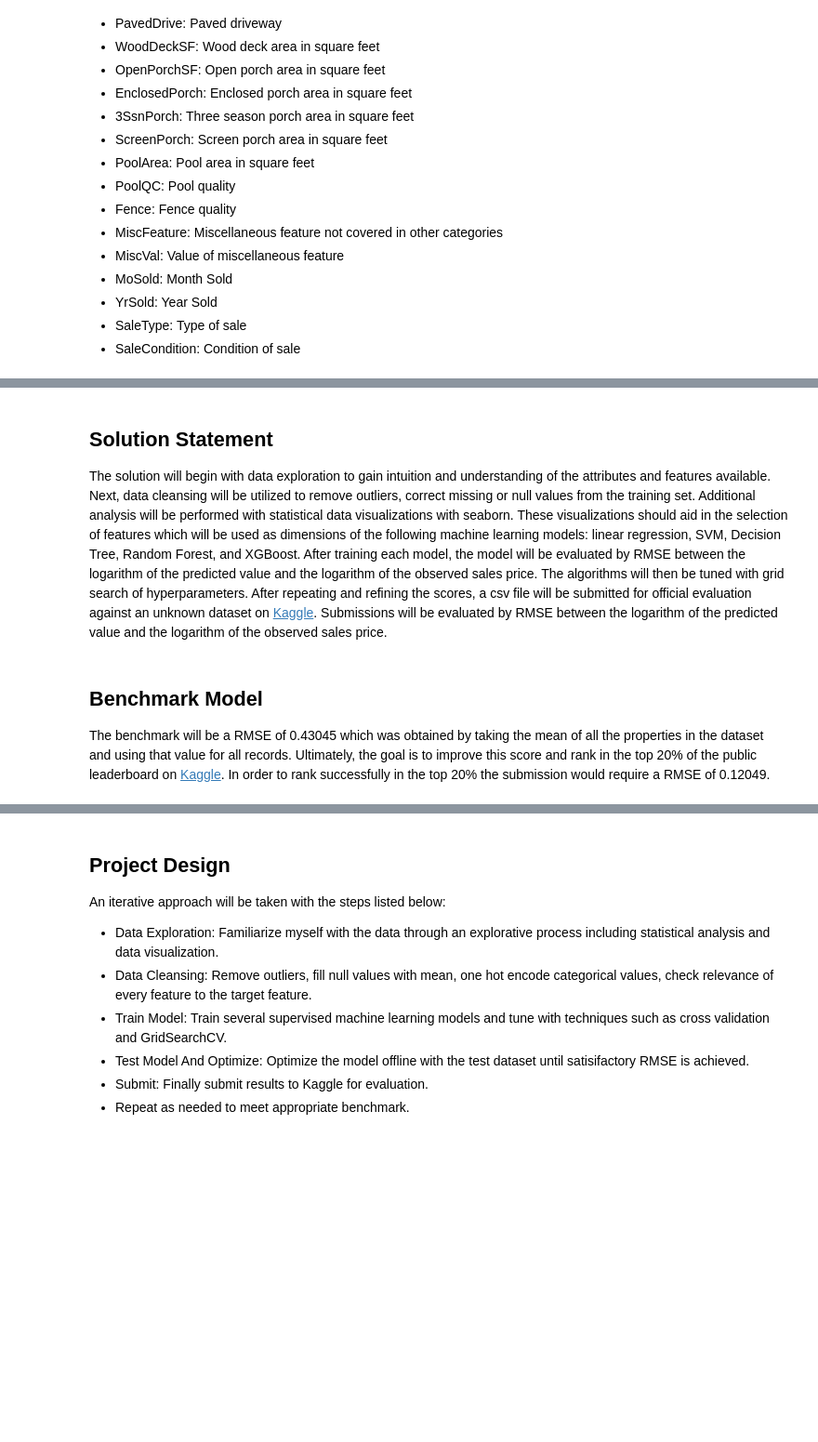
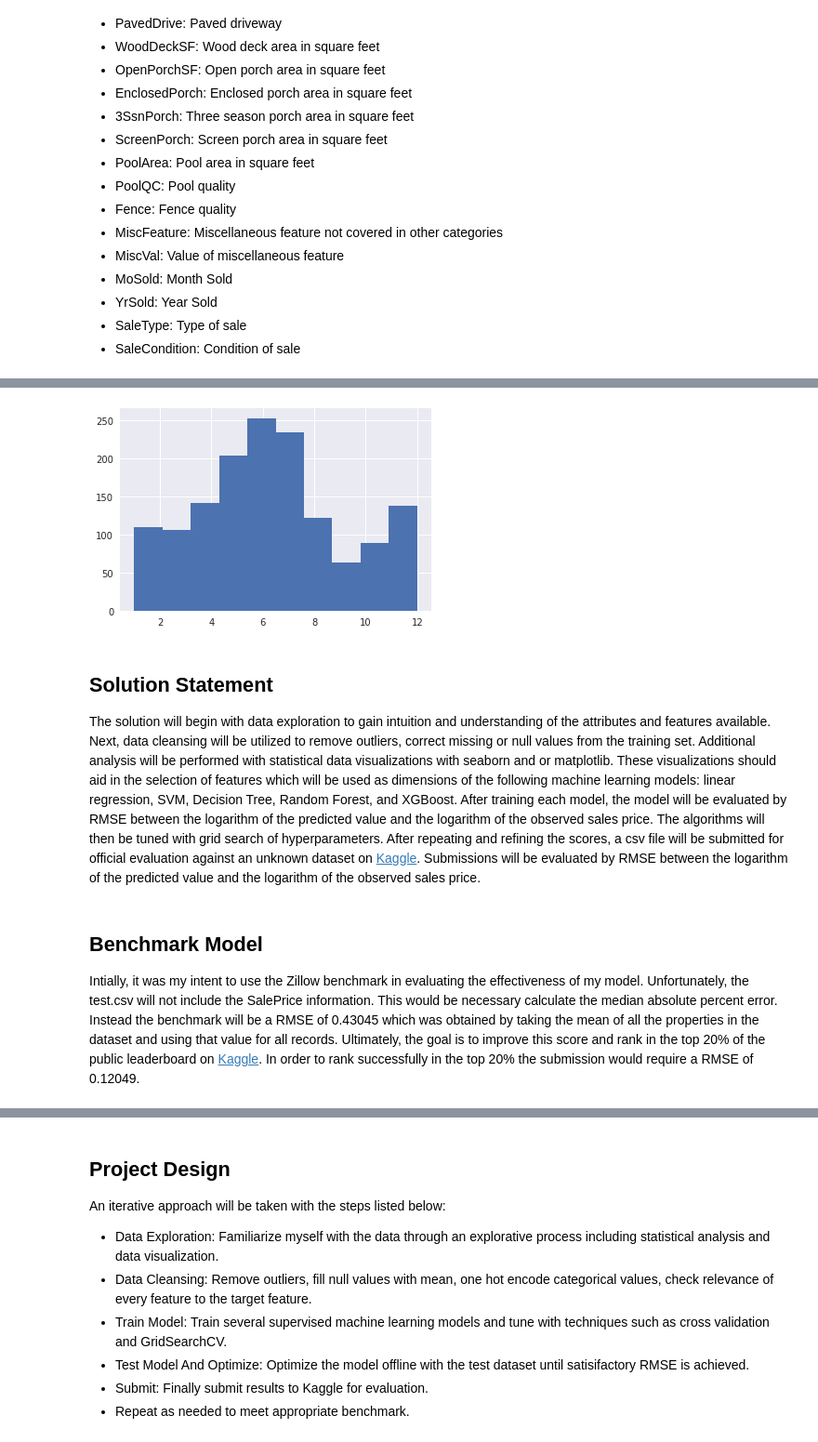
Before and after one commit to dirkhonda/udacity, a Jupyter notebook: capstone/proposal.ipynb, the cells around one changed output, grey strips where cells are left out. Shown at 93% size. Saved outputs shown, nothing was run; the diff lists cells and outputs as text; code cells hidden in the pictures; blank space fills up the shorter version.

Commit message:
Updated proposal for second submission.

```diff
--- a/capstone/proposal.ipynb
+++ b/capstone/proposal.ipynb
@@ -105,9 +129,13 @@ Data Columns:
+# %%
+out = plt.hist(month_sold)
+# %% [output]
+[figure, added]
 # %% [markdown]
 ## Solution Statement
-The solution will begin with data exploration to gain intuition and understanding of the attributes and features available. Next, data cleansing will be utilized to remove outliers, correct missing or null values from the training set. Additional analysis will be performed with statistical data visualizations with seaborn. These visualizations should aid in the selection of features which will be used as dimensions of the following machine learning models: linear regression, SVM, Decision Tree, Random Forest, and XGBoost. After training each model, the model will be evaluated by RMSE between the logarithm of the predicted value and the logarithm of the observed sales price. The algorithms will then be tuned with grid search of hyperparameters. After repeating and refining the scores, a csv file will be submitted for official evaluation against an unknown dataset on [Kaggle](https://www.kaggle.com/c/house-prices-advanced-regression-techniques/submit). Submissions will be evaluated by RMSE between the logarithm of the predicted value and the logarithm of the observed sales price.
+The solution will begin with data exploration to gain intuition and understanding of the attributes and features available. Next, data cleansing will be utilized to remove outliers, correct missing or null values from the training set. Additional analysis will be performed with statistical data visualizations with seaborn and or matplotlib. These visualizations should aid in the selection of features which will be used as dimensions of the following machine learning models: linear regression, SVM, Decision Tree, Random Forest, and XGBoost. After training each model, the model will be evaluated by RMSE between the logarithm of the predicted value and the logarithm of the observed sales price. The algorithms will then be tuned with grid search of hyperparameters. After repeating and refining the scores, a csv file will be submitted for official evaluation against an unknown dataset on [Kaggle](https://www.kaggle.com/c/house-prices-advanced-regression-techniques/submit). Submissions will be evaluated by RMSE between the logarithm of the predicted value and the logarithm of the observed sales price.
 # %% [markdown]
 ## Benchmark Model
-The benchmark will be a RMSE of 0.43045 which was obtained by taking the mean of all the properties in the dataset and using that value for all records. Ultimately, the goal is to improve this score and rank in the top 20% of the public leaderboard on [Kaggle](https://www.kaggle.com/c/house-prices-advanced-regression-techniques/leaderboard). In order to rank successfully in the top 20% the submission would require a RMSE of 0.12049.
+Intially, it was my intent to use the Zillow benchmark in evaluating the effectiveness of my model. Unfortunately, the test.csv will not include the SalePrice information. This would be necessary calculate the median absolute percent error. Instead the benchmark will be a RMSE of 0.43045 which was obtained by taking the mean of all the properties in the dataset and using that value for all records. Ultimately, the goal is to improve this score and rank in the top 20% of the public leaderboard on [Kaggle](https://www.kaggle.com/c/house-prices-advanced-regression-techniques/leaderboard). In order to rank successfully in the top 20% the submission would require a RMSE of 0.12049.
 # %% [markdown]
 ## Evaluation Metrics
 The objective of this Kaggle competition is to predict the sales price for each house in the dataset and submit the results for evaluation on the Kaggle.com website. Submissions are evaluated on Root-Mean-Squared-Error (RMSE) between the logarithm of the predicted value and the logarithm of the observed sales price. (Taking logs means that errors in predicting expensive houses and cheap houses will affect the result equally.)[[*]](https://www.kaggle.com/c/house-prices-advanced-regression-techniques#evaluation)
```
Also changed, not shown: parts of 4 cells of this notebook, 1 other file.
